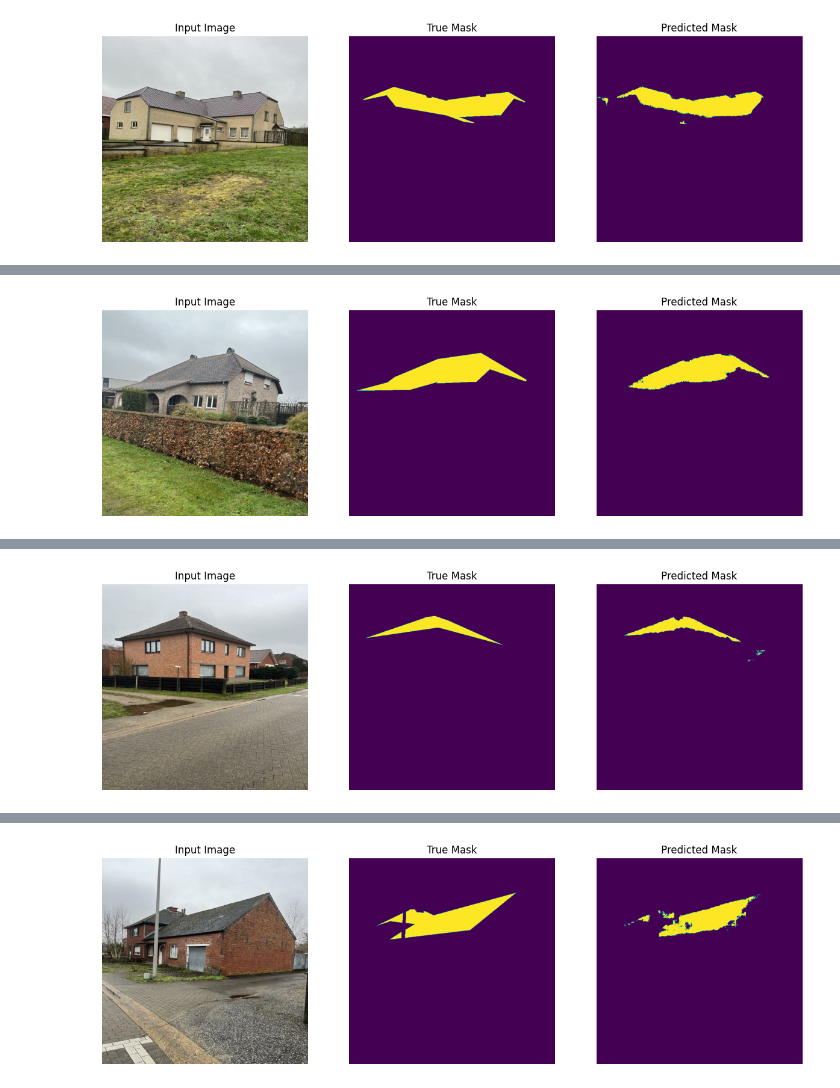
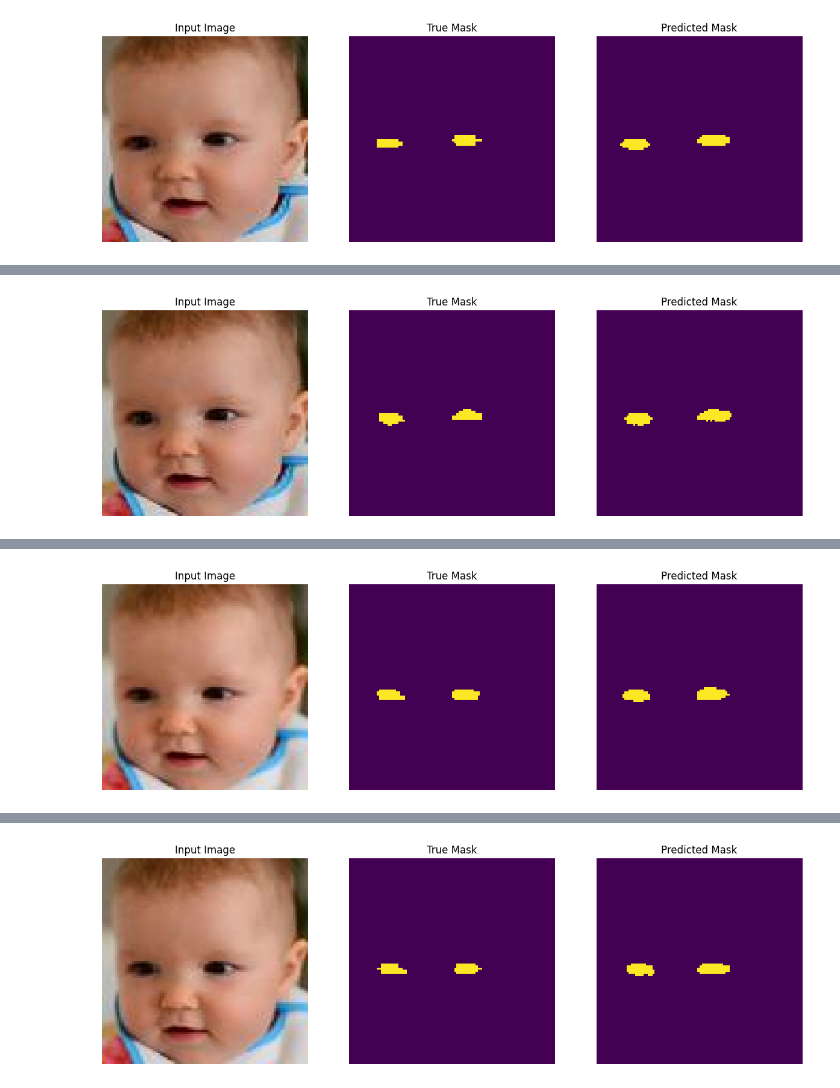
Before and after one commit to ikbendewilliam/flutter_meetup_intro_to_ml, a Jupyter notebook: ai_face_segmentation/face_segmentation.ipynb, the cells around one changed output, grey strips where cells are left out. Saved outputs shown, nothing was run; the diff lists cells and outputs as text; code cells hidden in the pictures.

Commit message:
Added eye segmentation model

```diff
--- a/ai_face_segmentation/face_segmentation.ipynb
+++ b/ai_face_segmentation/face_segmentation.ipynb
@@ -52,0 +19,9 @@ train_length: 1218
+# %%
+batch_size = 8
+learning_rate = 0.001
+buffer_size = 3000
+image_size = (96, 96)
+output_channels = 2
+seed = 420
+epochs = 64
+model_version = 'v0_1'
@@ -54,7 +31,8 @@ train_length: 1218
 # Normalize the images to [0, 1]
 def normalize(input_image, input_mask):
   input_image = tf.cast(input_image, tf.float32) / 255.0
-  input_mask = tf.cast(input_mask, tf.float32) / id_multiplier
+  input_mask = tf.cast(input_mask, tf.float32)
+  input_mask = tf.where(input_mask >= 1, 1, 0)
   return input_image, input_mask
 
 def parse_image_and_label(image_path, label_path):
@@ -73,12 +51,12 @@ def parse_image_and_label(image_path, label_path):
     return image, label
 
 def create_dataset(data_dir):
-    image_dir = os.path.join(data_dir, 'images')
-    label_dir = os.path.join(data_dir, 'labels')
+    image_dir = os.path.join(data_dir, 'image')
+    label_dir = os.path.join(data_dir, 'seg')
 
     # Assuming file names are the same for images and labels
     image_file_paths = sorted([os.path.join(image_dir, fname) for fname in os.listdir(image_dir)])
-    label_file_paths = sorted([os.path.join(label_dir, fname[:-4] + '.png') for fname in os.listdir(label_dir)])
+    label_file_paths = sorted([os.path.join(label_dir, fname) for fname in os.listdir(label_dir)])
 
     dataset = tf.data.Dataset.from_tensor_slices((image_file_paths, label_file_paths))
     dataset = dataset.map(parse_image_and_label)
@@ -87,5 +65,4 @@ def create_dataset(data_dir):
 
 # Create the datasets
 train_images = create_dataset('data/train')
-test_images = create_dataset('data/test')
-validation_images = create_dataset('data/valid')
+test_images = create_dataset('data/val')
@@ -153,9 +122,9 @@ WARNING:tensorflow:`input_shape` is undefined or non-square, or `rows` is not in
 # %%
 up_stack = [
-    pix2pix.upsample(512, 3),
-    pix2pix.upsample(256, 3),
-    pix2pix.upsample(128, 3),
-    pix2pix.upsample(64, 3),
+    pix2pix.upsample(96, 3),
+    pix2pix.upsample(48, 3),
+    pix2pix.upsample(24, 3),
+    pix2pix.upsample(12, 3),
 ]
 # %%
 def unet_model(output_channels:int):
@@ -271,5 +240,5 @@ plt.show()
 # %%
-for image, mask in validation_images.take(5):
+for image, mask in test_images.take(5):
   sample_image, sample_mask = image, mask
   show_predictions()
 # %% [output]
@@ -277 +246 @@ for image, mask in validation_images.take(5):
-[figure, old version]
+[figure, new version]
@@ -279 +248 @@ for image, mask in validation_images.take(5):
-[figure, old version]
+[figure, new version]
@@ -281 +250 @@ for image, mask in validation_images.take(5):
-[figure, old version]
+[figure, new version]
@@ -283 +252 @@ for image, mask in validation_images.take(5):
-[figure, old version]
+[figure, new version]
```
Also changed, not shown: parts of 17 cells of this notebook, 6 other files.
